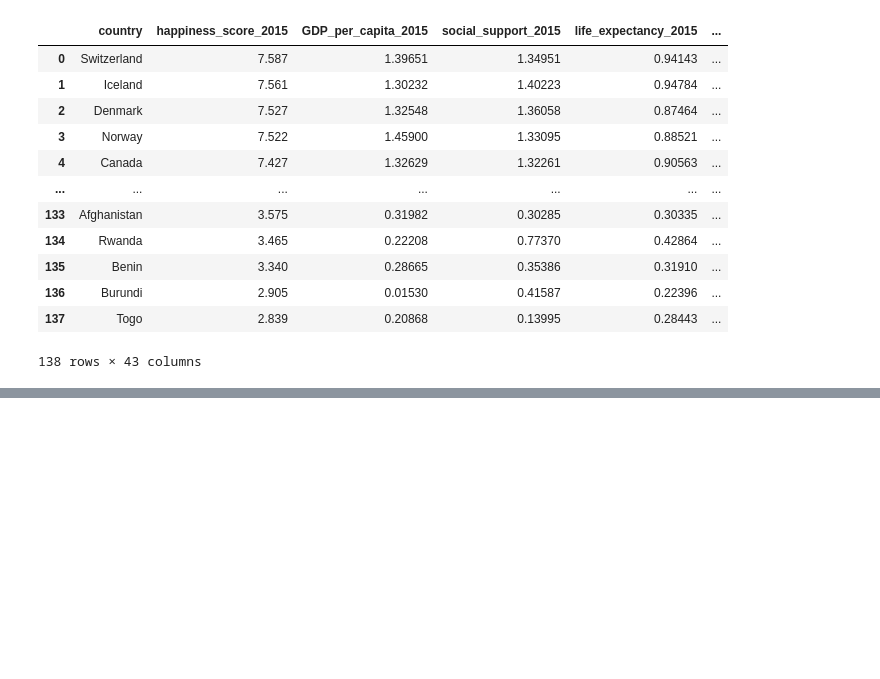
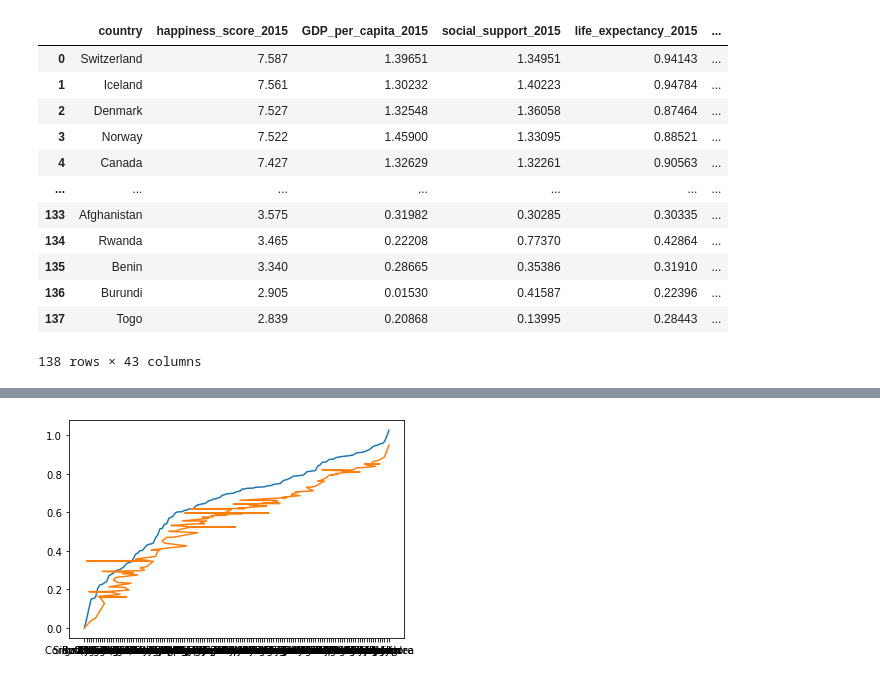
Before and after one commit to josiedeleon/Team9--Project1, a Jupyter notebook: Project 1 Happiness.ipynb, the cells around one changed output, grey strips where cells are left out. Cells and saved outputs as stored; diff of their text form; code cells hidden in the pictures; blank space fills up the shorter version.

```diff
--- a/Project 1 Happiness.ipynb
+++ b/Project 1 Happiness.ipynb
@@ -50,0 +84,30 @@ Merge_df
+# %%
+Life15_df = pd.DataFrame()
+Life16_df = pd.DataFrame()
+Life17_df = pd.DataFrame()
+Life18_df = pd.DataFrame()
+Life19_df = pd.DataFrame()
+Life20_df = pd.DataFrame()
+
+#Making DataFrame for 2015 using Life Expectancy versus each country
+Life15_df["country"] = Merge_df["country"]
+Life15_df["life_expectancy_2015"] = Merge_df["life_expectancy_2015"]
+Life15_df = Life15_df.sort_values(by= "life_expectancy_2015")
+plt.plot(Life15_df["country"], Life15_df["life_expectancy_2015"])
+
+
+#Making DataFrame for 2016 using Life Expectancy versus each country
+Life16_df["country"] = Merge_df["country"]
+Life16_df["life_expectancy_2016"] = Merge_df["life_expectancy_2016"]
+Life16_df = Life16_df.sort_values(by= "life_expectancy_2016")
+plt.plot(Life16_df["country"], Life16_df["life_expectancy_2016"])
+
+#Making DataFrame for 2017 using Life Expectancy versus each country
+#Life17_df["country"] = Merge_df["country"]
+#Life17_df["life_expectancy_2017"] = Merge_df["life_expectancy_2017"]
+#Life17_df = Life17_df.sort_values(by= "life_expectancy_2017")
+#plt.plot(Life17_df["country"], Life17_df["life_expectancy_2017"])
+
+plt.show()
+# %% [output]
+[figure, added]
```
Also changed, not shown: parts of 4 cells of this notebook.
